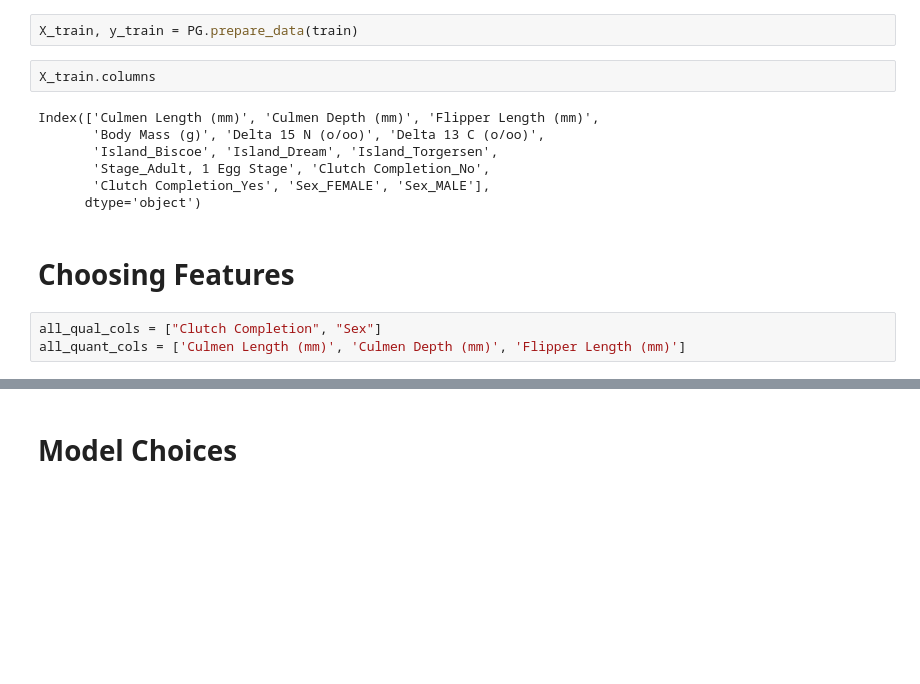
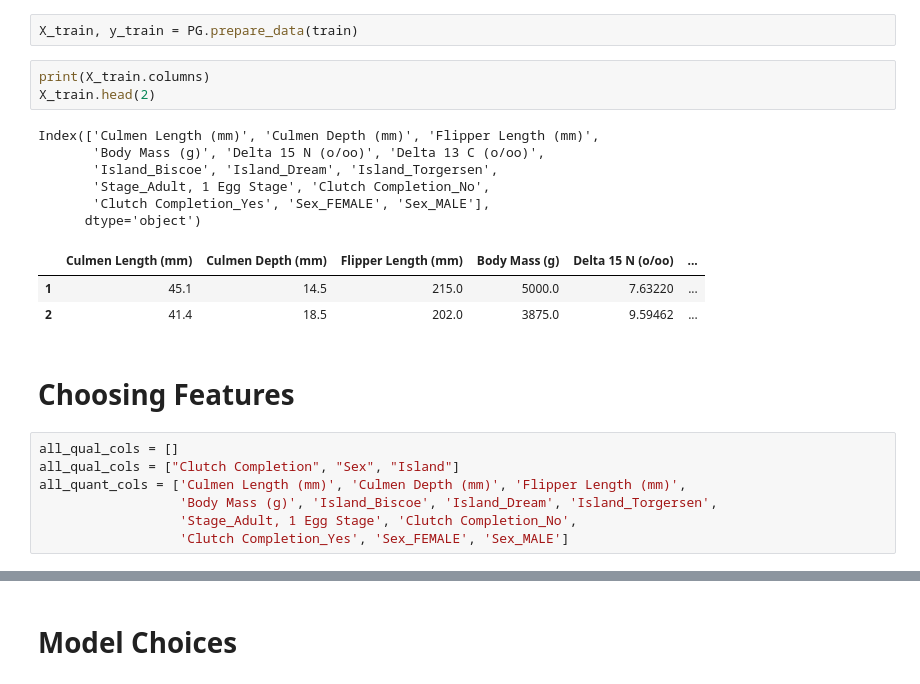
Before and after one commit to Xianzhiwang1/CS0451-page-site, a Jupyter notebook: posts/my-blog-post-08-Palmer-Penguins/index.ipynb, the cells around one changed output, grey strips where cells are left out. Saved outputs shown, nothing was run; the diff lists cells and outputs as text; blank space fills up the shorter version.

```diff
--- a/posts/my-blog-post-08-Palmer-Penguins/index.ipynb
+++ b/posts/my-blog-post-08-Palmer-Penguins/index.ipynb
@@ -47,18 +48,26 @@ PG = PG(train["Species"])
 Let us use the `prepare_data` function to generate our training data, and this function is simply a collection of several lines of code that we would like to run first after read in the raw data, and the most convenient way is to put those steps into a function.
 # %%
 X_train, y_train = PG.prepare_data(train)
-# %%
-X_train.columns
-# %% [output]
-Index(['Culmen Length (mm)', 'Culmen Depth (mm)', 'Flipper Length (mm)',
-       'Body Mass (g)', 'Delta 15 N (o/oo)', 'Delta 13 C (o/oo)',
-       'Island_Biscoe', 'Island_Dream', 'Island_Torgersen',
-       'Stage_Adult, 1 Egg Stage', 'Clutch Completion_No',
-       'Clutch Completion_Yes', 'Sex_FEMALE', 'Sex_MALE'],
-      dtype='object')
+# %%
+print(X_train.columns)
+X_train.head(2)
+# %% [output]
+Index(['Culmen Length (mm)', 'Culmen Depth (mm)', 'Flipper Length (mm)',
+       'Body Mass (g)', 'Delta 15 N (o/oo)', 'Delta 13 C (o/oo)',
+       'Island_Biscoe', 'Island_Dream', 'Island_Torgersen',
+       'Stage_Adult, 1 Egg Stage', 'Clutch Completion_No',
+       'Clutch Completion_Yes', 'Sex_FEMALE', 'Sex_MALE'],
+      dtype='object')
+|  | Culmen Length (mm) | Culmen Depth (mm) | Flipper Length (mm) | Body Mass (g) | Delta 15 N (o/oo) | ... |
+| 1 | 45.1 | 14.5 | 215.0 | 5000.0 | 7.63220 | ... |
+| 2 | 41.4 | 18.5 | 202.0 | 3875.0 | 9.59462 | ... |
 # %% [markdown]
 # Choosing Features
 # %%
-all_qual_cols = ["Clutch Completion", "Sex"]
-all_quant_cols = ['Culmen Length (mm)', 'Culmen Depth (mm)', 'Flipper Length (mm)']
+all_qual_cols = []
+all_qual_cols = ["Clutch Completion", "Sex", "Island"]
+all_quant_cols = ['Culmen Length (mm)', 'Culmen Depth (mm)', 'Flipper Length (mm)',
+                  'Body Mass (g)', 'Island_Biscoe', 'Island_Dream', 'Island_Torgersen',
+                  'Stage_Adult, 1 Egg Stage', 'Clutch Completion_No',
+                  'Clutch Completion_Yes', 'Sex_FEMALE', 'Sex_MALE']
 # %%
```
Also changed, not shown: parts of 9 cells of this notebook, 1 other file.
